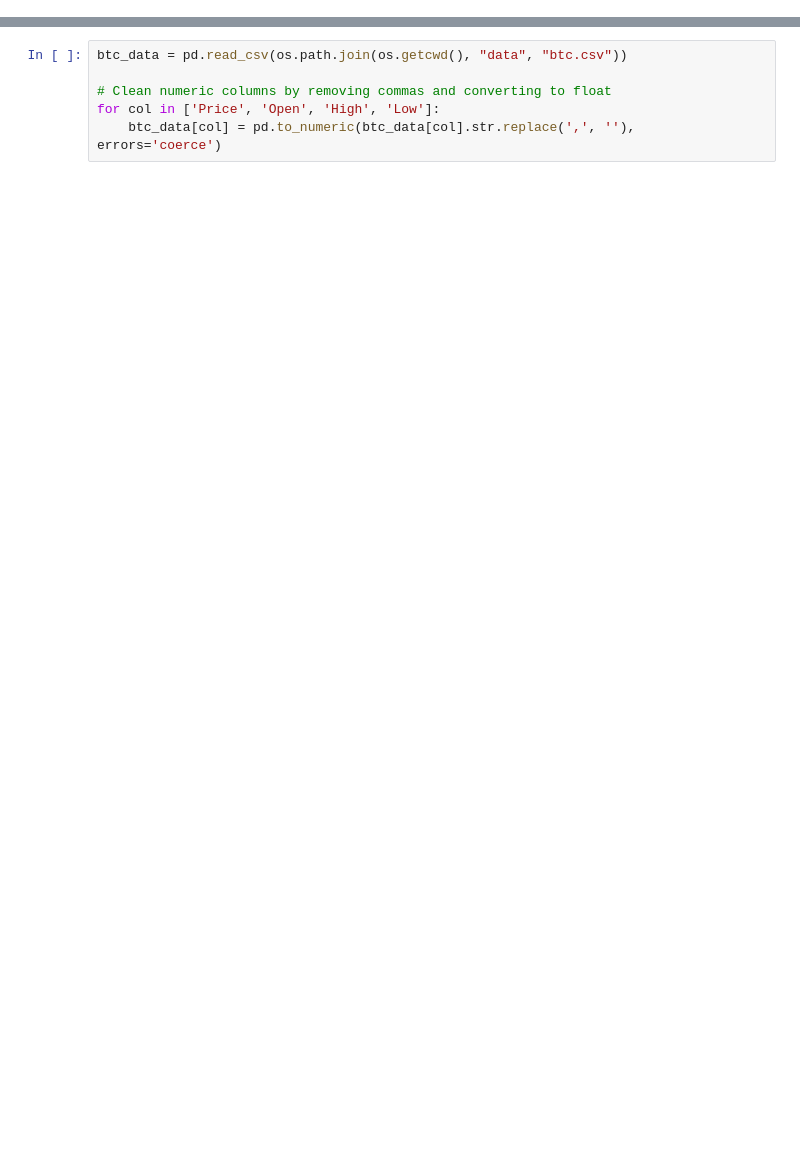
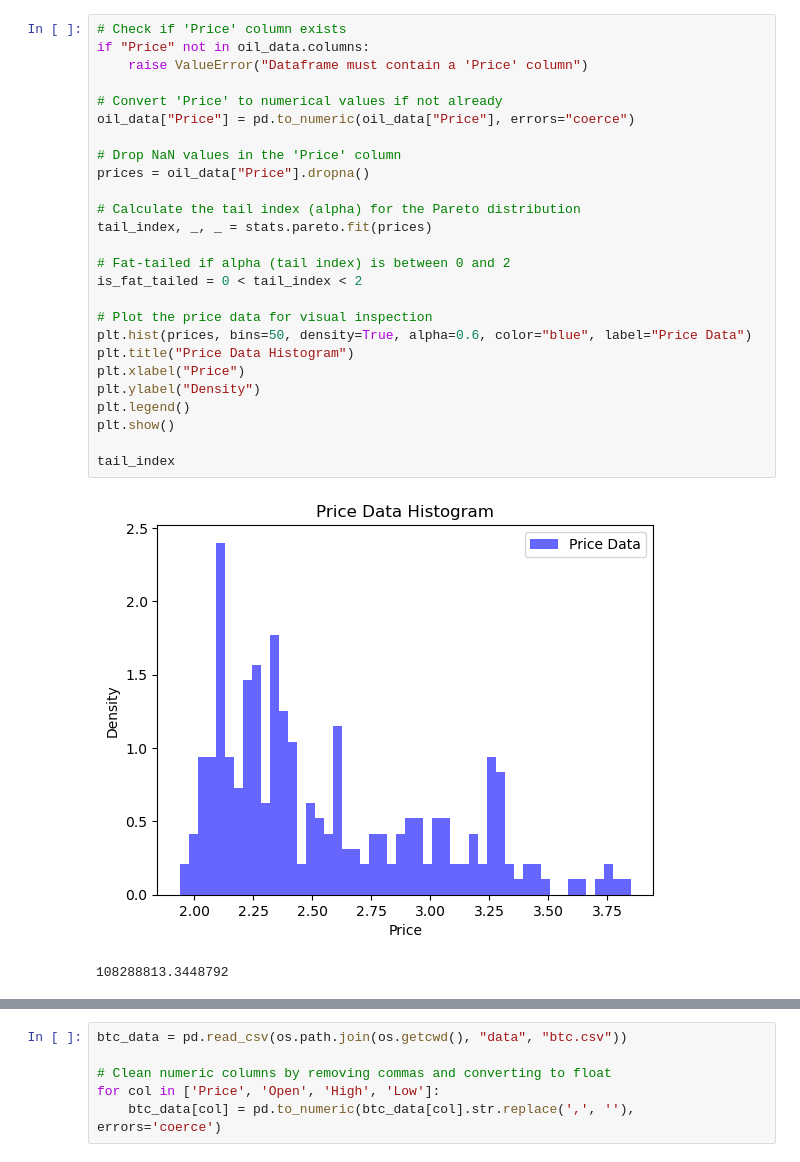
Before and after one commit to Matthew1172/IT-DA-A3, a Jupyter notebook: main.ipynb, the cells around one changed output, grey strips where cells are left out. Drawn from its saved outputs; the diff is of its cells as text; blank space fills up the shorter version.

```diff
--- a/main.ipynb
+++ b/main.ipynb
@@ -75,0 +91,29 @@ Percentage of data within 2 SD of the mean: 97.32%
+# %%
+# Check if 'Price' column exists
+if "Price" not in oil_data.columns:
+    raise ValueError("Dataframe must contain a 'Price' column")
+
+# Convert 'Price' to numerical values if not already
+oil_data["Price"] = pd.to_numeric(oil_data["Price"], errors="coerce")
+
+# Drop NaN values in the 'Price' column
+prices = oil_data["Price"].dropna()
+
+# Calculate the tail index (alpha) for the Pareto distribution
+tail_index, _, _ = stats.pareto.fit(prices)
+
+# Fat-tailed if alpha (tail index) is between 0 and 2
+is_fat_tailed = 0 < tail_index < 2
+
+# Plot the price data for visual inspection
+plt.hist(prices, bins=50, density=True, alpha=0.6, color="blue", label="Price Data")
+plt.title("Price Data Histogram")
+plt.xlabel("Price")
+plt.ylabel("Density")
+plt.legend()
+plt.show()
+
+tail_index
+# %% [output]
+[figure, added]
+108288813.3448792
```
Also changed, not shown: parts of 13 cells of this notebook, 3 other files.
